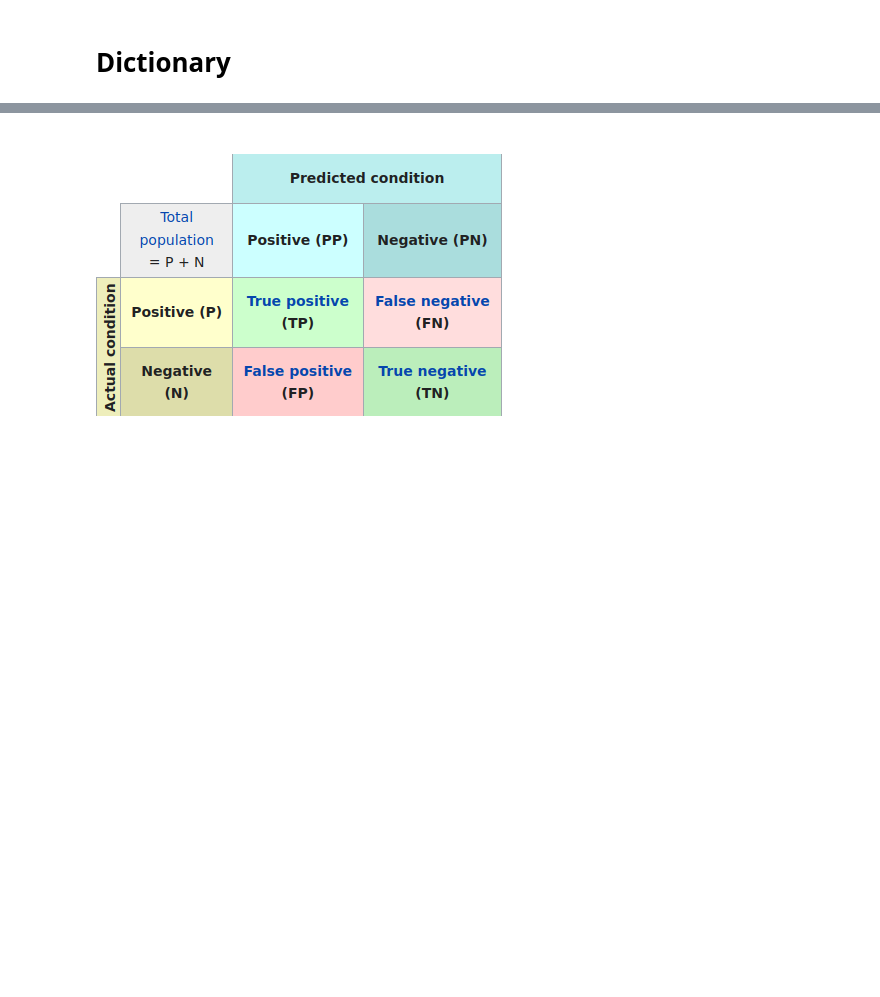
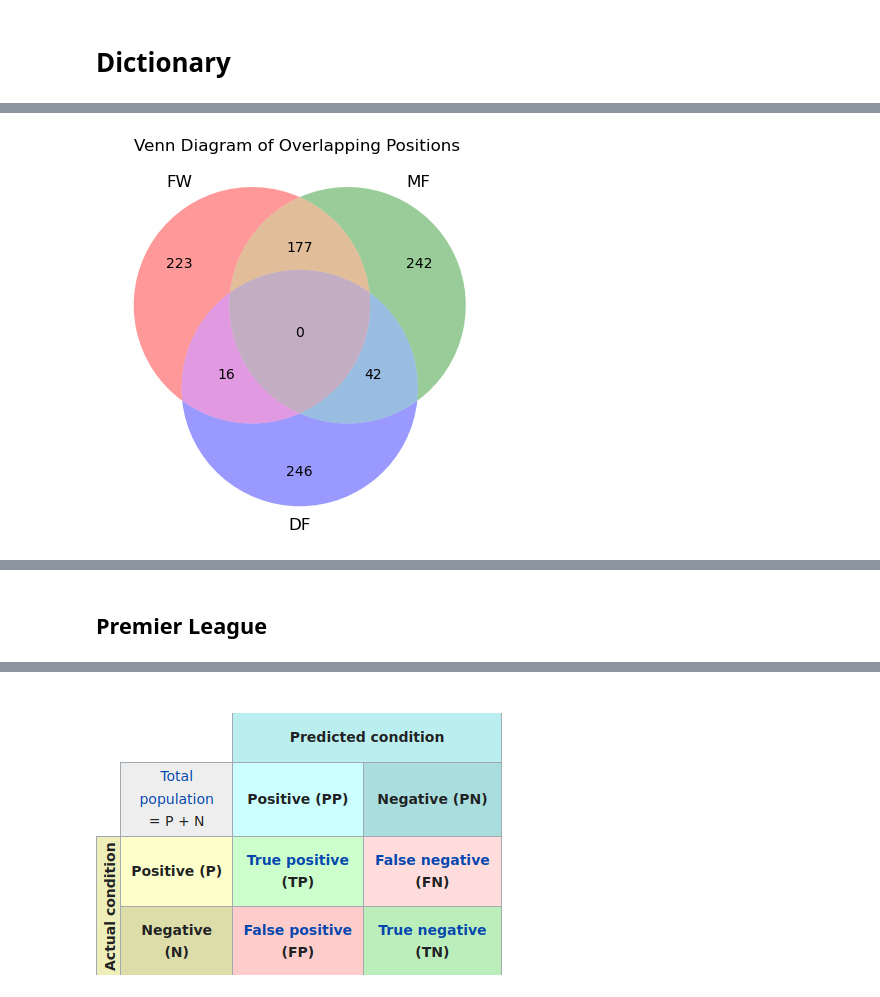
Before and after one commit to IsraelFPM/FootBall-EDA, a Jupyter notebook: PlayersAnalyses.ipynb, the cells around one changed output, grey strips where cells are left out. Cells and saved outputs as stored; diff of their text form; code cells hidden in the pictures; blank space fills up the shorter version.

```diff
--- a/PlayersAnalyses.ipynb
+++ b/PlayersAnalyses.ipynb
@@ -196,0 +155,15 @@ pd.DataFrame(clf.feature_importances_, index=training.columns).sort_values(
+# %%
+DFMF = Player[Player.Pos.str.match("^DF,MF|^MF,DF")]
+DFFW = Player[Player.Pos.str.match("^DF,FW|^FW,DF")]
+FWMF = Player[Player.Pos.str.match("^FW,MF|^MF,FW")]
+
+fig = plt.figure(figsize=(5, 5), dpi=100)
+plt.title("Venn Diagram of Overlapping Positions ")
+venn3_unweighted(
+    subsets=(len(FW), len(MF), len(FWMF), len(DF), len(DFFW), len(DFMF), 0),
+    set_labels=("FW", "MF", "DF"),
+)
+
+plt.show()
+# %% [output]
+[figure, added]
@@ -196,0 +171,2 @@ pd.DataFrame(clf.feature_importances_, index=training.columns).sort_values(
+# %% [markdown]
+## Premier League
```
Also changed, not shown: parts of 85 cells of this notebook, 10 other files.
